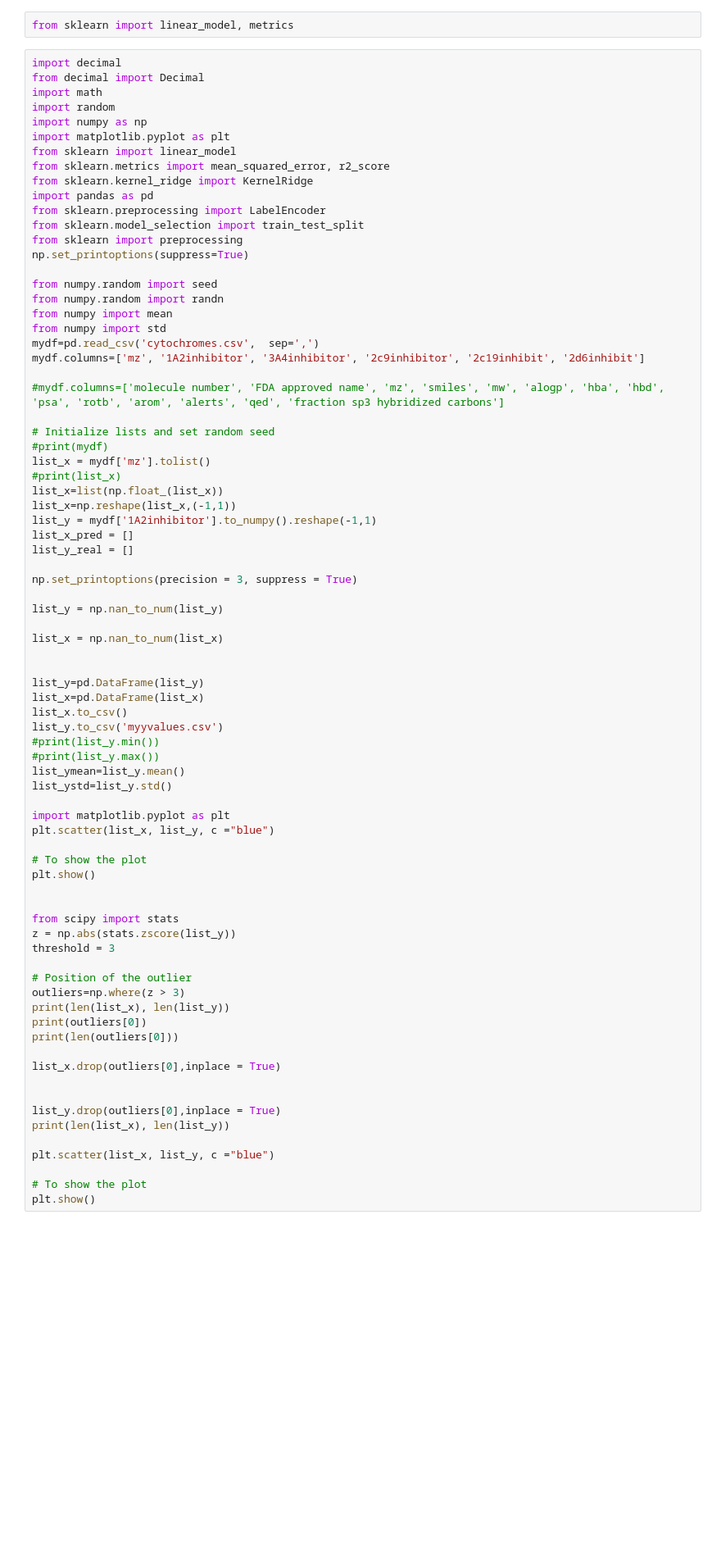
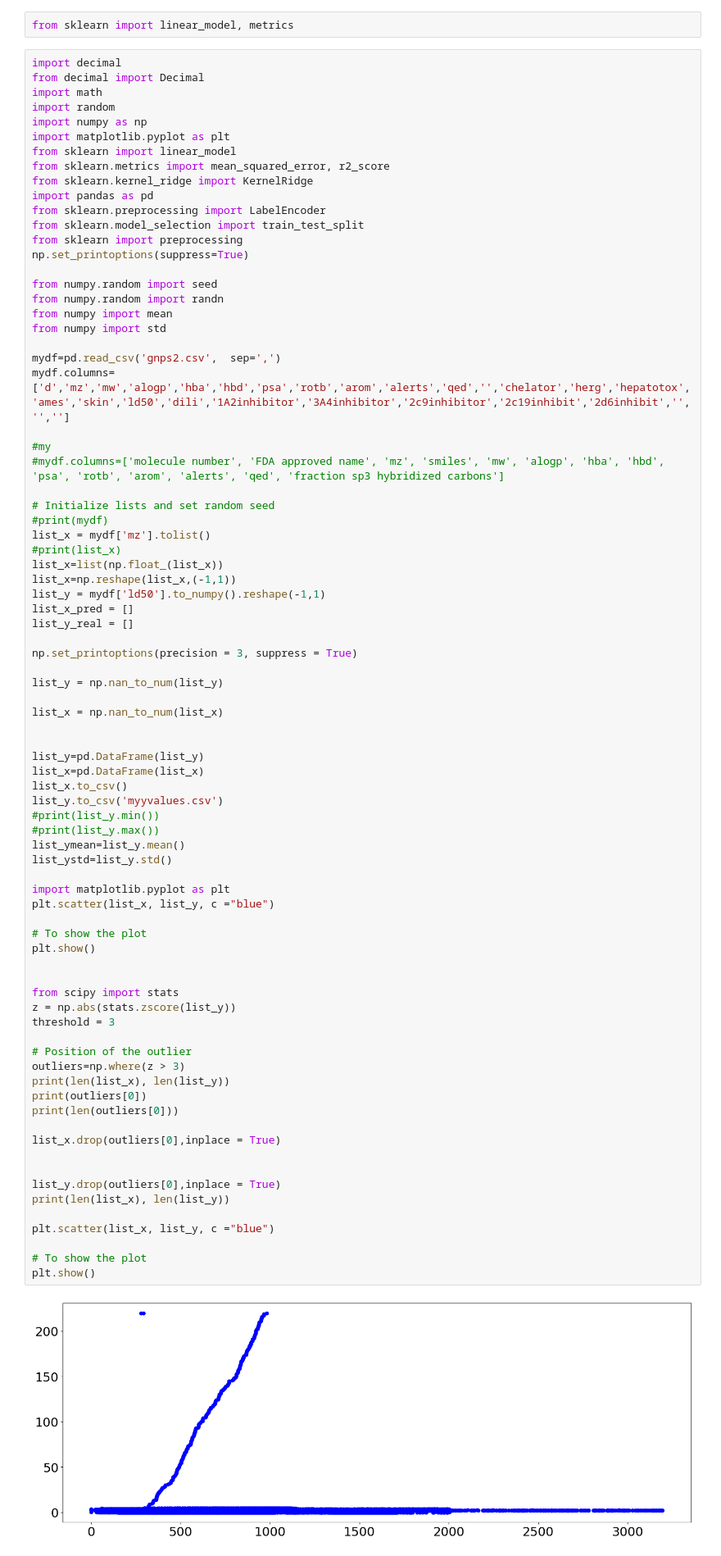
Before and after one commit to patrickchirdon/biosortia, a Jupyter notebook: ms2prop2.ipynb, the cells around one changed output. Shown at 82% size. Drawn from its saved outputs; the diff is of its cells as text; blank space fills up the shorter version.

```diff
--- a/ms2prop2.ipynb
+++ b/ms2prop2.ipynb
@@ -24,9 +24,11 @@ from numpy.random import seed
 from numpy.random import randn
 from numpy import mean
 from numpy import std
-mydf=pd.read_csv('cytochromes.csv',  sep=',')
-mydf.columns=['mz', '1A2inhibitor', '3A4inhibitor', '2c9inhibitor', '2c19inhibit', '2d6inhibit']
 
+mydf=pd.read_csv('gnps2.csv',  sep=',')
+mydf.columns=['d','mz','mw','alogp','hba','hbd','psa','rotb','arom','alerts','qed','','chelator','herg','hepatotox','ames','skin','ld50','dili','1A2inhibitor','3A4inhibitor','2c9inhibitor','2c19inhibit','2d6inhibit','','','']
+
+#my
 #mydf.columns=['molecule number', 'FDA approved name', 'mz', 'smiles', 'mw', 'alogp', 'hba', 'hbd', 'psa', 'rotb', 'arom', 'alerts', 'qed', 'fraction sp3 hybridized carbons']
 
 # Initialize lists and set random seed
@@ -35,7 +37,7 @@ list_x = mydf['mz'].tolist()
 #print(list_x)
 list_x=list(np.float_(list_x))
 list_x=np.reshape(list_x,(-1,1))
-list_y = mydf['1A2inhibitor'].to_numpy().reshape(-1,1)
+list_y = mydf['ld50'].to_numpy().reshape(-1,1)
 list_x_pred = []
 list_y_real = []
 
@@ -56,30 +58,31 @@ list_ymean=list_y.mean()
 list_ystd=list_y.std()
 
 import matplotlib.pyplot as plt
 plt.scatter(list_x, list_y, c ="blue")
 
 # To show the plot
 plt.show()
 
 
 from scipy import stats
 z = np.abs(stats.zscore(list_y))
 threshold = 3
 
 # Position of the outlier
 outliers=np.where(z > 3)
 print(len(list_x), len(list_y))
 print(outliers[0])
 print(len(outliers[0]))
 
 list_x.drop(outliers[0],inplace = True)
 
 
 list_y.drop(outliers[0],inplace = True)
 print(len(list_x), len(list_y))
 
 plt.scatter(list_x, list_y, c ="blue")
 
 # To show the plot
 plt.show()
 # %% [output]
+[figure, added]
```
Also changed, not shown: parts of 28 cells of this notebook, 50 other files.
